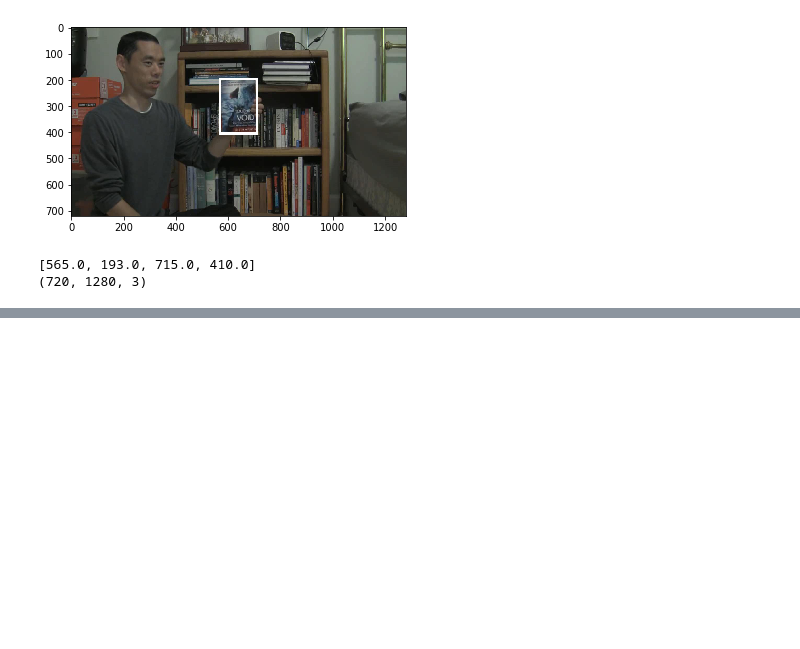
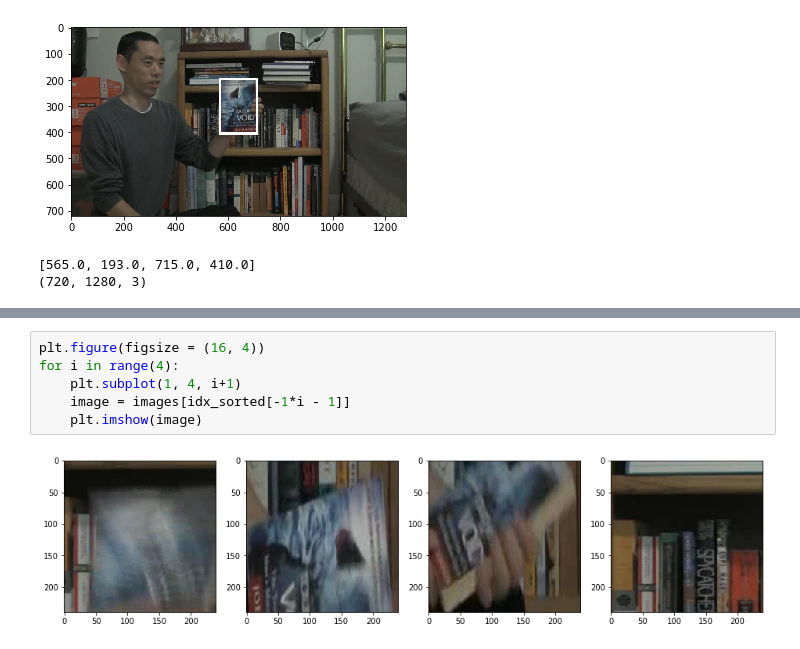
Before and after one commit to JoseVillagranE/LaSOT-Stats, a Jupyter notebook: LaSOT_Stats.ipynb, the cells around one changed output, grey strips where cells are left out. Saved outputs shown, nothing was run; the diff lists cells and outputs as text; blank space fills up the shorter version.

```diff
--- a/LaSOT_Stats.ipynb
+++ b/LaSOT_Stats.ipynb
@@ -276,0 +346,8 @@ book 13
+# %%
+plt.figure(figsize = (16, 4))
+for i in range(4):
+    plt.subplot(1, 4, i+1)
+    image = images[idx_sorted[-1*i - 1]]
+    plt.imshow(image)
+# %% [output]
+[figure, added]
```
Also changed, not shown: parts of 17 cells of this notebook.
